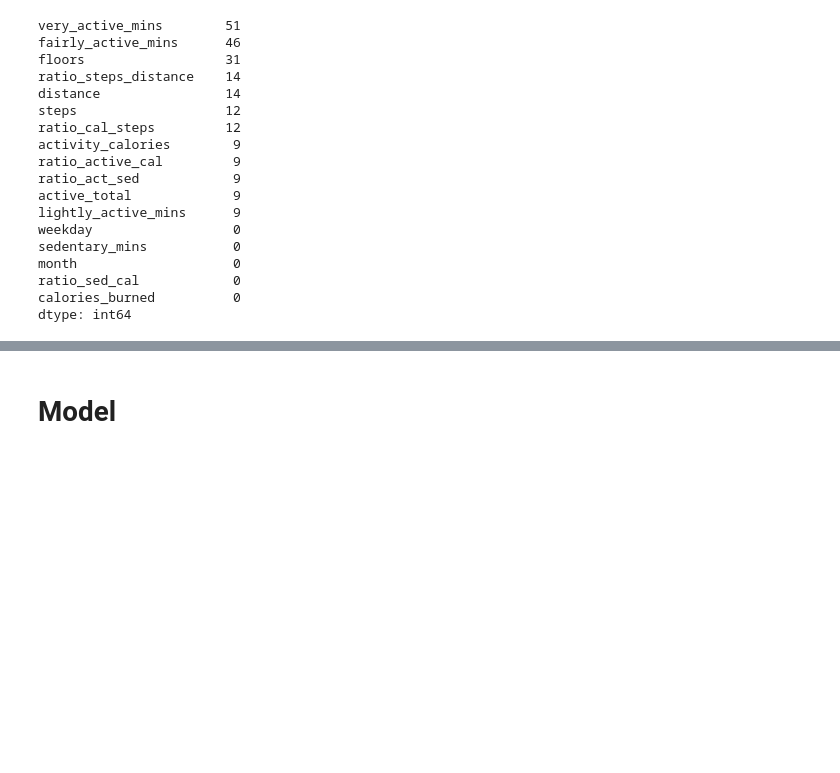
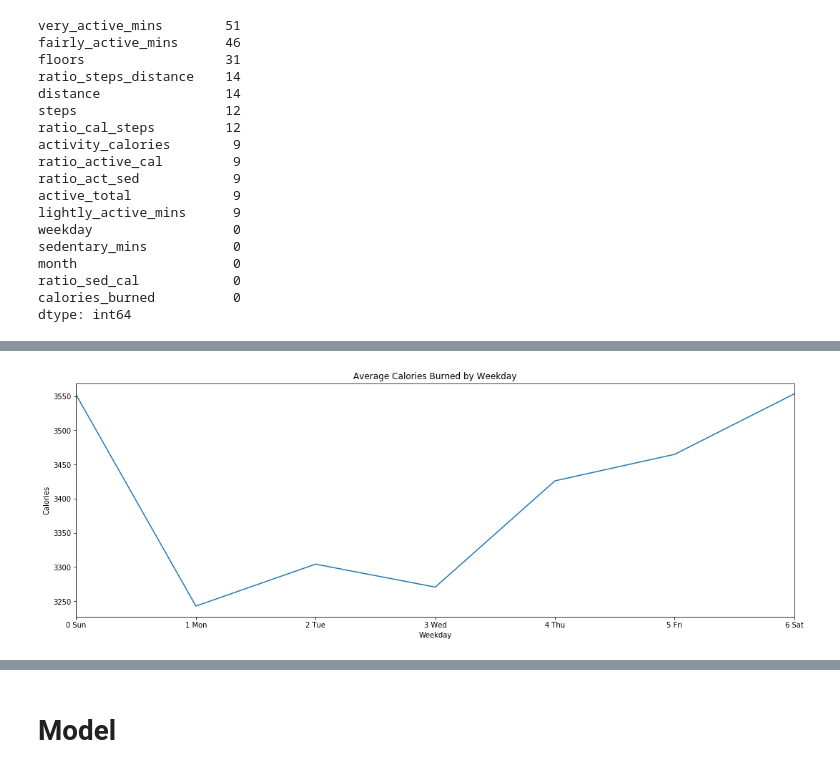
Before and after one commit to U-Gotta-Have-Faith/time_series, a Jupyter notebook: Sean _faith_acquire.ipynb, the cells around one changed output, grey strips where cells are left out. Drawn from its saved outputs; the diff is of its cells as text; code cells hidden in the pictures; blank space fills up the shorter version.

```diff
--- a/Sean _faith_acquire.ipynb
+++ b/Sean _faith_acquire.ipynb
@@ -223,0 +305,9 @@ dtype: int64
+# %%
+df.groupby(['weekday'])['calories_burned'].mean().plot(figsize = (18,6))
+
+plt.xlabel('Weekday')
+plt.ylabel('Calories')
+plt.title('Average Calories Burned by Weekday')
+plt.show()
+# %% [output]
+[figure, added]
```
Also changed, not shown: parts of 33 cells of this notebook.
